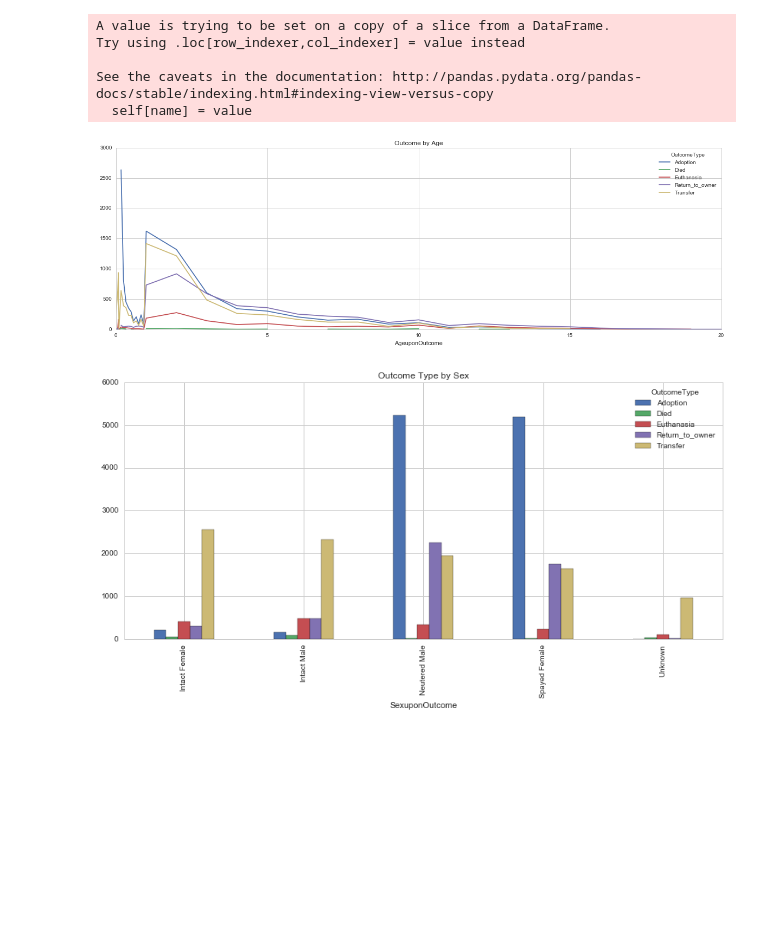
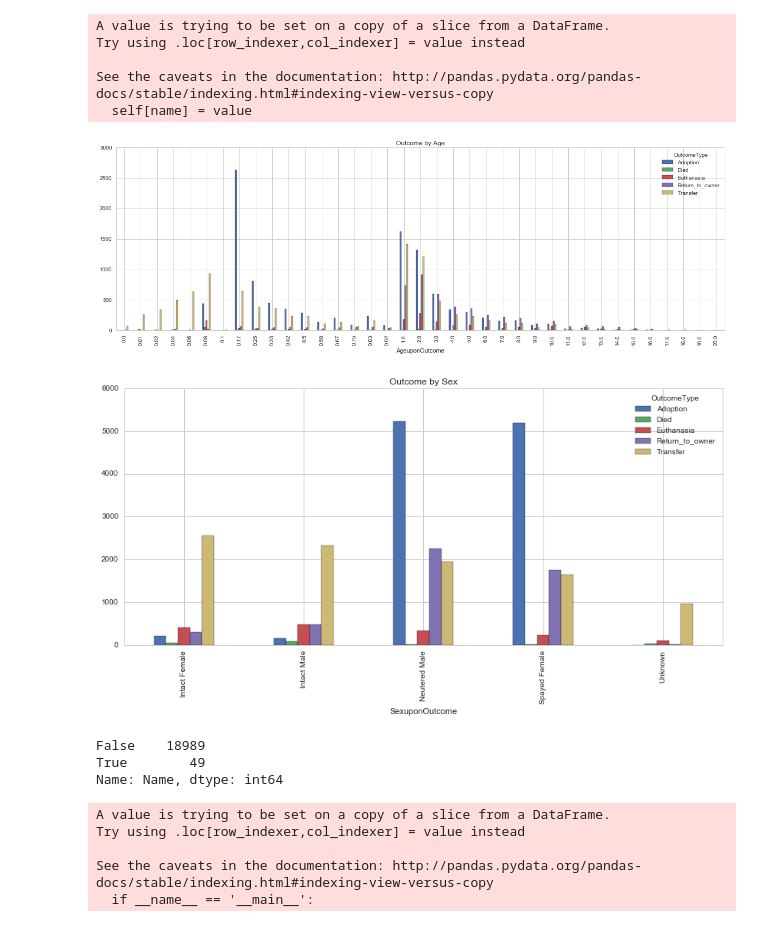
Before and after one commit to bljustice/kaggle, a Jupyter notebook: spca/spca_eda.ipynb, the cells around one changed output. Cells and saved outputs as stored; diff of their text form; code cells hidden in the pictures; blank space fills up the shorter version.

```diff
--- a/spca/spca_eda.ipynb
+++ b/spca/spca_eda.ipynb
@@ -161,13 +166,29 @@ Try using .loc[row_indexer,col_indexer] = value instead
 See the caveats in the documentation: http://pandas.pydata.org/pandas-docs/stable/indexing.html#indexing-view-versus-copy
   self[name] = value
 # %%
-df.groupby(['AgeuponOutcome', 'OutcomeType']).AnimalID.count().unstack('OutcomeType').plot(kind='line', figsize=(20, 6),
-                                                                                          title='Outcome by Age');
+df.groupby(['AgeuponOutcome', 'OutcomeType']).AnimalID.count().unstack('OutcomeType').plot(kind='bar',
+                                                                                           figsize=(20, 6),
+                                                                                           title='Outcome by Age');
 # %% [output]
-[figure, old version]
+[figure, new version]
 # %%
 train_df.groupby(['SexuponOutcome', 'OutcomeType']).AnimalID.count().unstack('OutcomeType').plot(kind='bar',
                                                                                                  figsize=(14, 6),
-                                                                                                 title='Outcome Type by Sex');
+                                                                                                 title='Outcome by Sex');
 # %% [output]
-[figure, old version]
+[figure, new version]
+# %%
+no_null_names = train_df[~train_df.Name.isnull()]
+no_null_names.Name.str.contains('|'.join(list(set(top_names.Name)))).value_counts()
+# %% [output]
+False    18989
+True        49
+Name: Name, dtype: int64
+# %%
+no_null_names['ContainsTop50Names'] = no_null_names.Name.str.lower().str.strip().str.contains('|'.join((set(top_names.Name))))
+# %% [output]
+A value is trying to be set on a copy of a slice from a DataFrame.
+Try using .loc[row_indexer,col_indexer] = value instead
+
+See the caveats in the documentation: http://pandas.pydata.org/pandas-docs/stable/indexing.html#indexing-view-versus-copy
+  if __name__ == '__main__':
```
Also changed, not shown: parts of 9 cells of this notebook.
